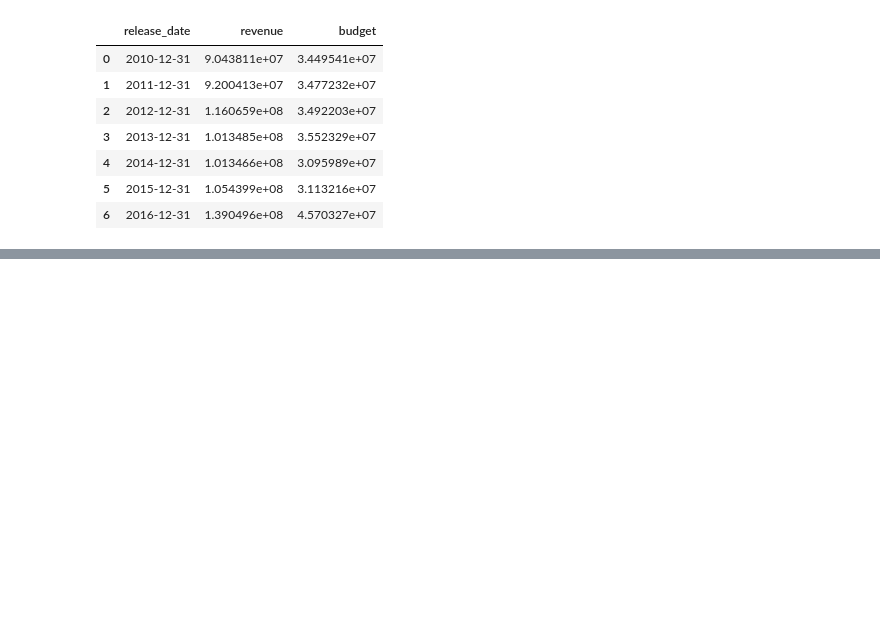
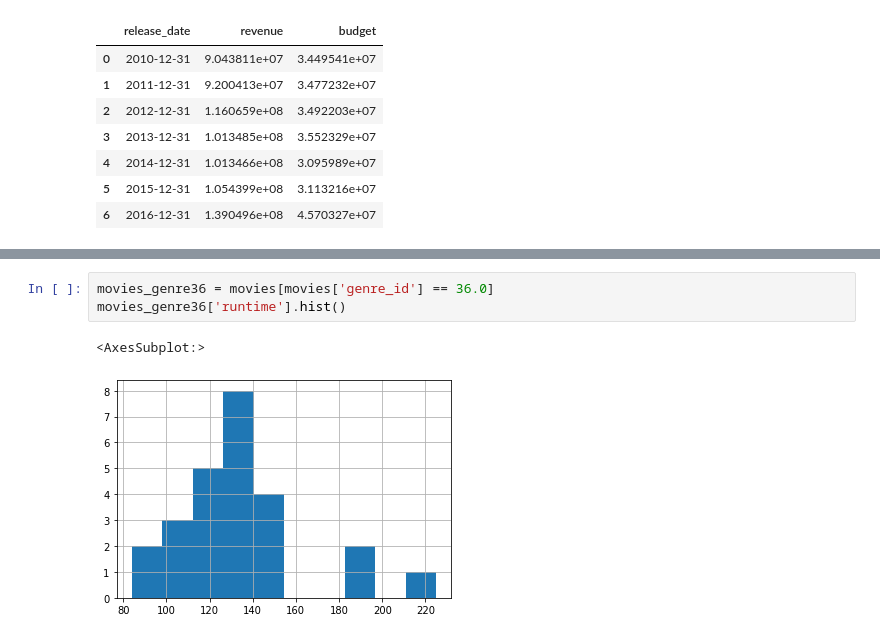
Before and after one commit to agnieszka2201pn/data_analysis, a Jupyter notebook: zadanie baza filmów.ipynb, the cells around one changed output, grey strips where cells are left out. Saved outputs shown, nothing was run; the diff lists cells and outputs as text; blank space fills up the shorter version.

```diff
--- a/zadanie baza filmów.ipynb
+++ b/zadanie baza filmów.ipynb
@@ -90,0 +101,6 @@ genres
+# %%
+movies_genre36 = movies[movies['genre_id'] == 36.0]
+movies_genre36['runtime'].hist()
+# %% [output]
+<AxesSubplot:>
+[figure, added]
```
Also changed, not shown: parts of 4 cells of this notebook.
